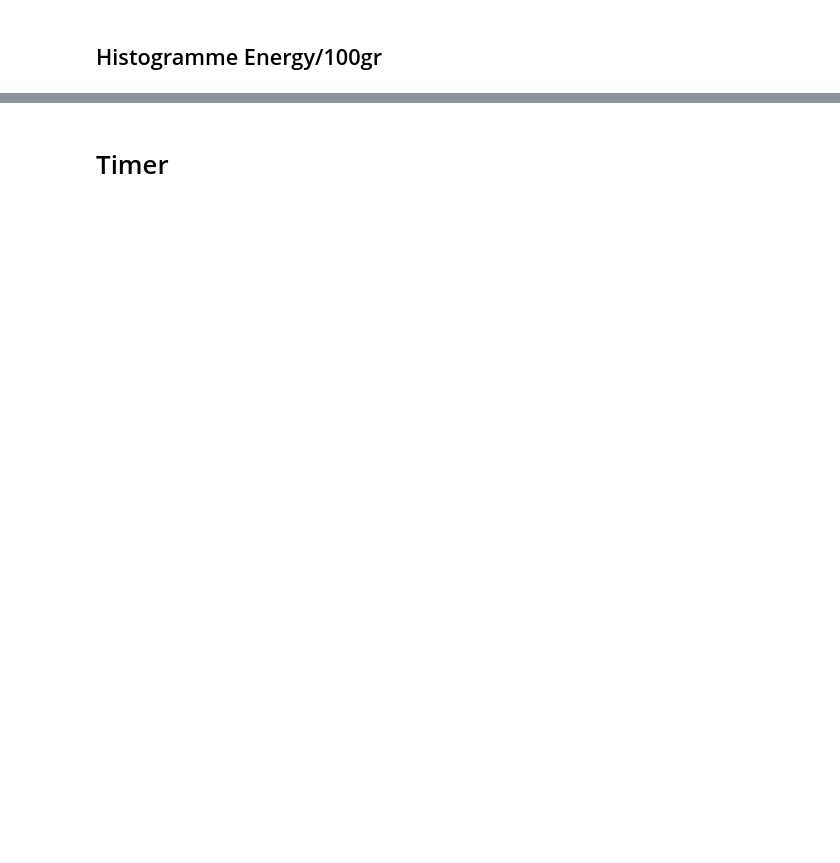
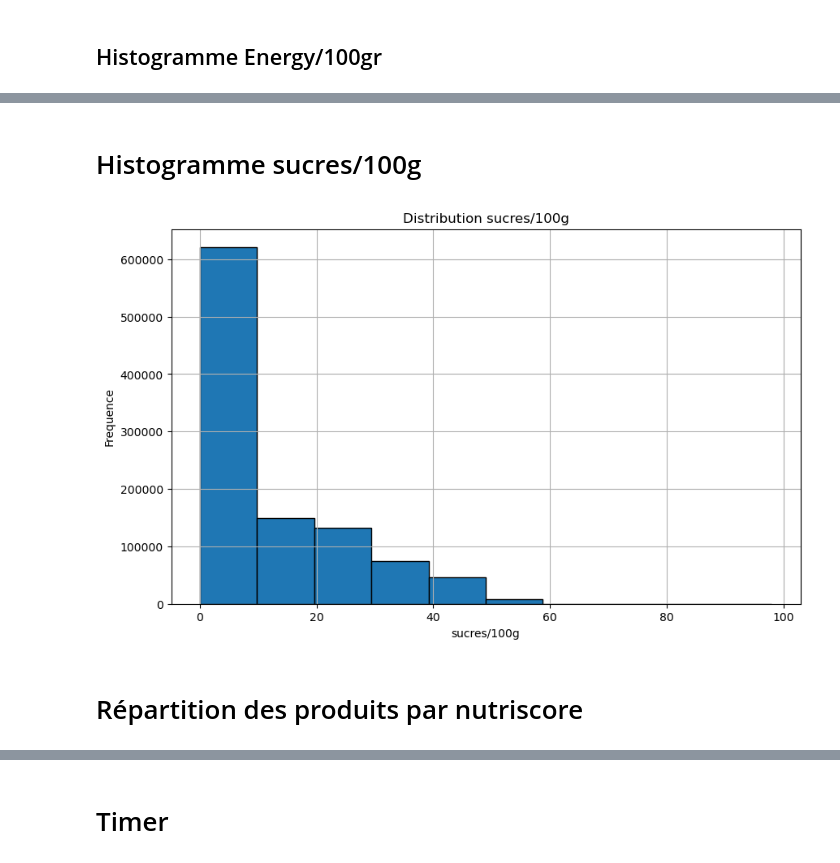
Before and after one commit to Ranack/Datafood, a Jupyter notebook: Foodfact.ipynb, the cells around one changed output, grey strips where cells are left out. Cells and saved outputs as stored; diff of their text form; code cells hidden in the pictures; blank space fills up the shorter version.

```diff
--- a/Foodfact.ipynb
+++ b/Foodfact.ipynb
@@ -368,0 +384,14 @@ plt.show()
+# %% [markdown]
+# Histogramme sucres/100g
+# %%
+plt.figure(figsize=(10, 6))
+plt.hist(df['sugars_100g'], edgecolor='black')
+plt.xlabel('sucres/100g')
+plt.ylabel('Frequence')
+plt.title('Distribution sucres/100g')
+plt.grid(True)
+plt.show()
+# %% [output]
+[figure, added]
+# %% [markdown]
+# Répartition des produits par nutriscore
```
Also changed, not shown: parts of 18 cells of this notebook.
